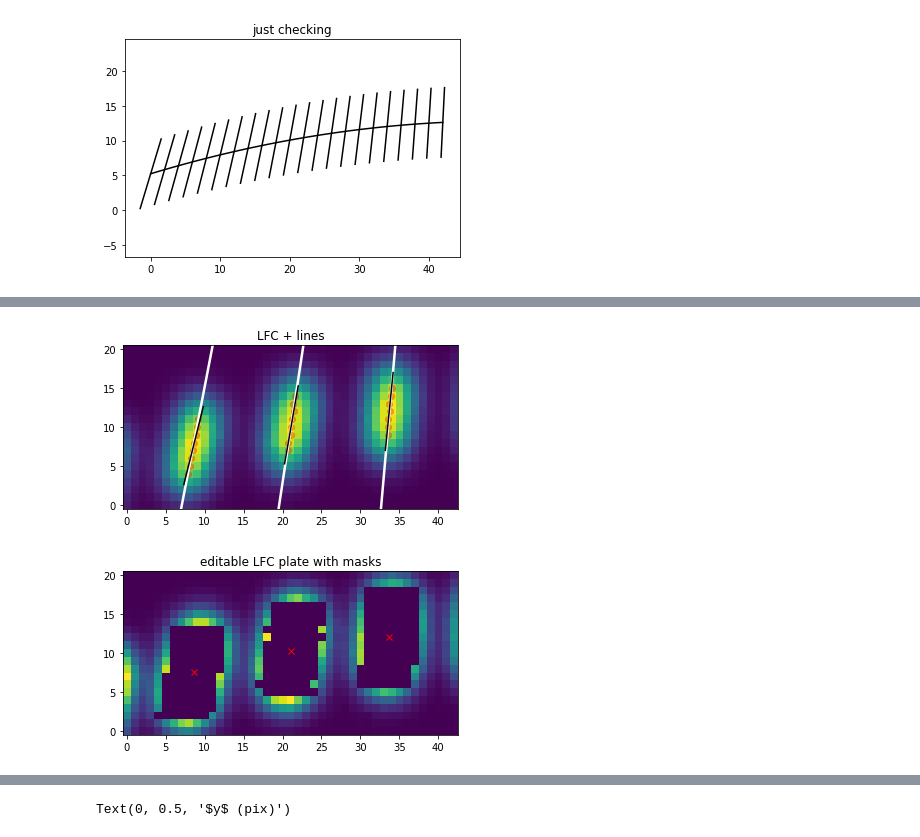
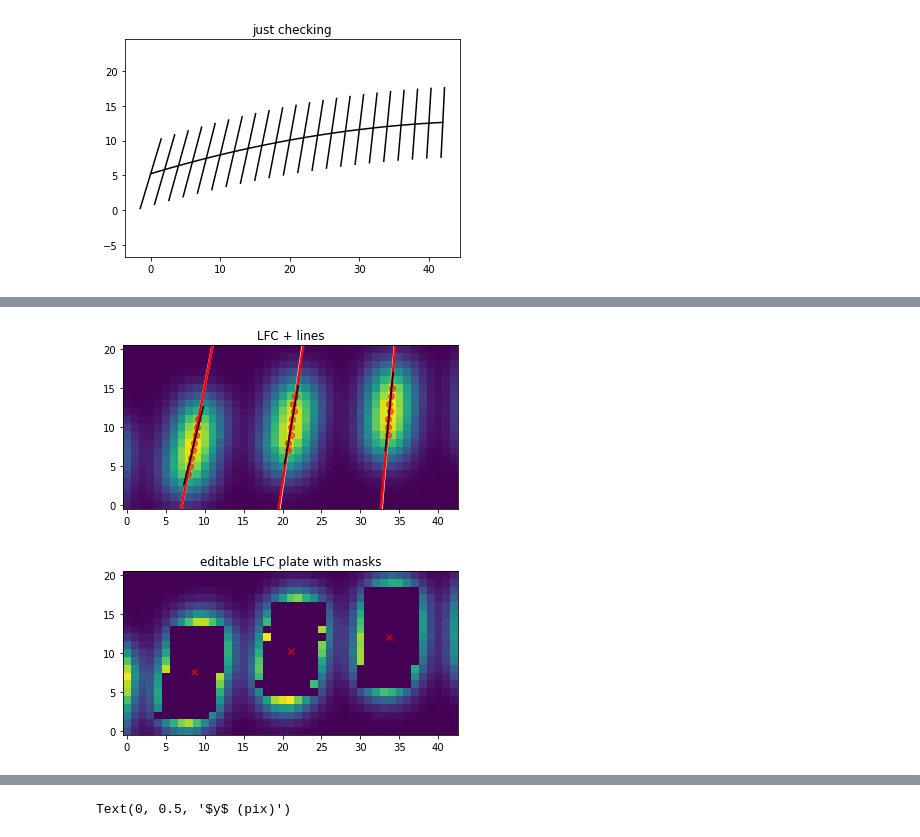
Before and after one commit to krlodeleon/spectro, a Jupyter notebook: blob_detector.ipynb, the cells around one changed output, grey strips where cells are left out. Cells and saved outputs as stored; diff of their text form; code cells hidden in the pictures.

```diff
--- a/blob_detector.ipynb
+++ b/blob_detector.ipynb
@@ -135,6 +140,8 @@ mask_width = 3
 #Detecting blobs and getting axes of symmetry
 max_spot_vals = np.array([np.max(lfc_editable)])
 slopes = []
+intercepts = []
+slopes2 = []
 
 while True:
     #Searching for highest light blob peak
@@ -173,14 +180,24 @@ while True:
         parabola_pars = designfit(np.array([index-1,index,index+1]),lfc[row_index,index-1:index+2],np.ones(3),constant1,identity,square)
         x_max_accurate = np.append(x_max_accurate, -parabola_pars[1]/(2*parabola_pars[2]))
 
+    #Getting line fit of x-maxima (scheme 2)
+    line_radius = 10 #in pixels
+    line_pars2 = designfit(y_max,x_max_accurate,np.ones_like(x_max_accurate),constant1,identity)
+    x_line_pts = np.array([max_spot[1]-line_radius,max_spot[1]+line_radius])
+    slopes2.append([1/line_pars2[1],max_spot[1][0]]) #Storing value
+
+    plt.plot(x_max_accurate,y_max,'ro',alpha=0.3)
+    plt.plot(x_line_pts,-(line_pars2[0]/line_pars2[1])+(1/line_pars2[1])*x_line_pts,color='white',linewidth=2.5)
+
     #Getting line fit of x-maxima
-    line_radius = 5 #in pixels
+    line_radius = 10 #in pixels
     line_pars = designfit(x_max_accurate,y_max,np.ones_like(x_max_accurate),constant1,identity)
     x_line_pts = np.array([max_spot[1]-line_radius,max_spot[1]+line_radius])
-    slopes.append([line_pars[1],max_spot[1][0]]) #Storing value
+    slopes.append([line_pars[1],max_spot[1][0]]) #Storing slope value
+    intercepts.append([line_pars[0],max_spot[1][0]]) #Storing y-intercept value
 
     plt.plot(x_max_accurate,y_max,'ro',alpha=0.3)
-    plt.plot(x_line_pts,line_pars[0]+line_pars[1]*x_line_pts,color='white',linewidth=2.5)
+    plt.plot(x_line_pts,line_pars[0]+line_pars[1]*x_line_pts,color='red',linewidth=2.5)
 
     #Masking current blob
 
@@ -201,34 +218,40 @@ while True:
         current_x, current_y = current_x+subset_x_index-1, current_y-1
         lfc_editable[current_y,current_x-mask_width:current_x+mask_width+1] = 0
 
     ###Uptown
     current_x, current_y = x_max_indices[-1], y_upper_end
     while True:
         max_at_row = np.max(lfc_editable[current_y+1,current_x-1:current_x+2])
         if max_at_row < mask_edge_threshold*max_spot_intensity:
             break
         subset_x_index = np.where(lfc_editable[current_y+1,current_x-1:current_x+2]==max_at_row)[0][0]
         current_x, current_y = current_x+subset_x_index-1, current_y+1
         lfc_editable[current_y,current_x-mask_width:current_x+mask_width+1] = 0
 
 slopes = np.array(slopes)
+intercepts = np.array(intercepts)
+slopes2 = np.array(slopes2)
+
+slopes = slopes[np.argsort(slopes[:,1])]
+intercepts = intercepts[np.argsort(intercepts[:,1])]
+slopes2 = slopes2[np.argsort(slopes2[:,1])]
 
 #Finishing plots
 for x in lfcspots:
     y0 = trace(x)
     plt.plot([x - dxdy(x) * dy, x + dxdy(x) * dy], [y0 - dy, y0 + dy], "k-")
 plt.imshow(lfc,**imshowkwargs)
 plt.title('LFC + lines')
 # plt.xlim(20,22)
 # plt.ylim(7.5,12.5)
 plt.show()
 
 plt.plot(lfcspots, trace(lfcspots), "x", alpha=1, color='red')
 plt.imshow(lfc_editable,**imshowkwargs)
 plt.title('editable LFC plate with masks')
 plt.show()
 # %% [output]
-[figure, old version]
+[figure, new version]
 [figure]
 # %%
 #Error analysis
```
Also changed, not shown: parts of 25 cells of this notebook.
